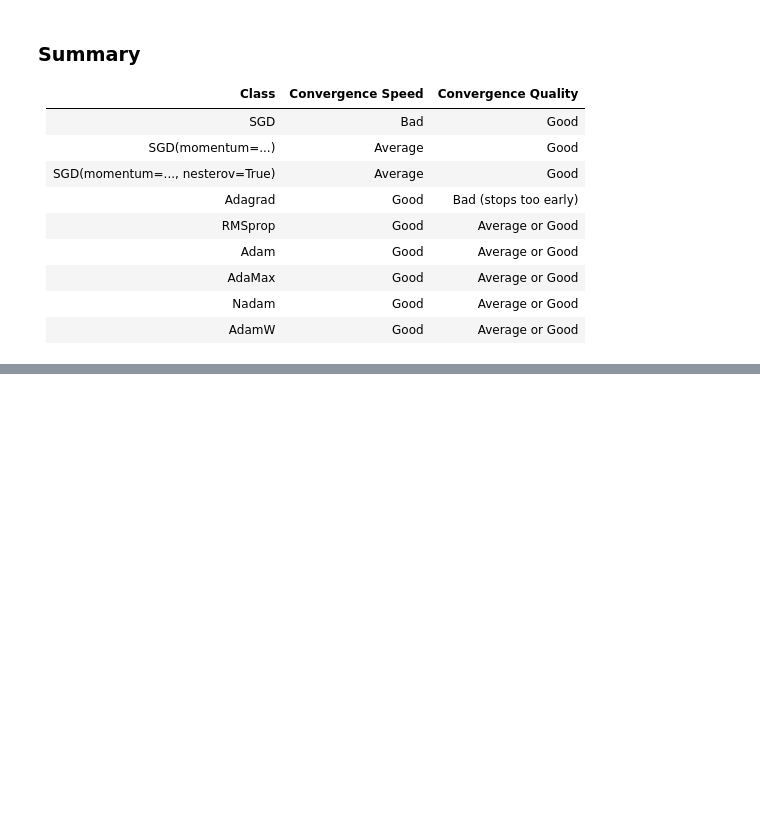
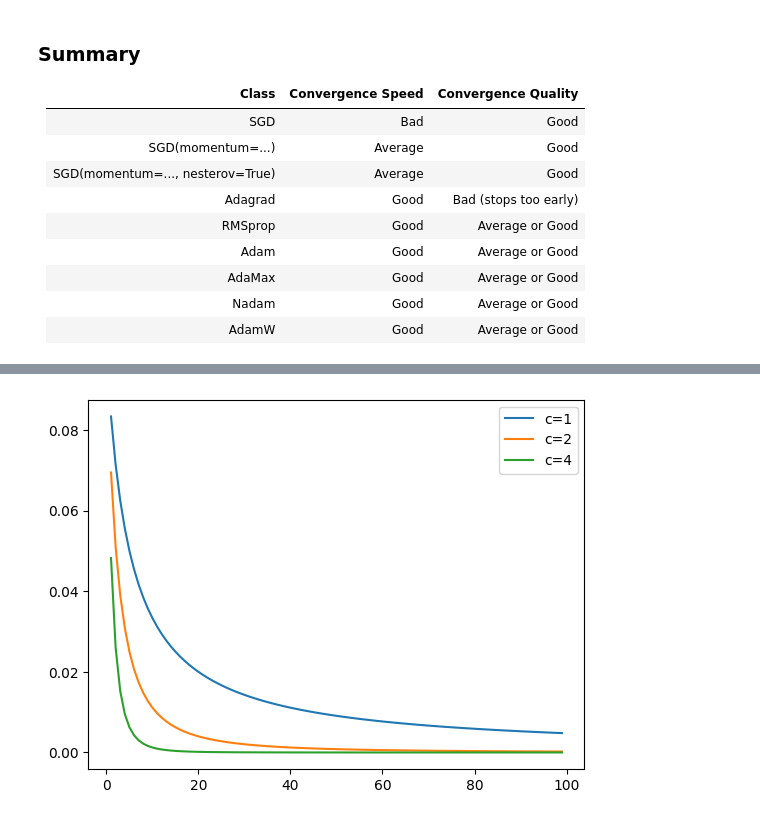
Before and after one commit to hAI-FA001/ML-homl---Learn, a Jupyter notebook: Part II - Neural Networks and Deep Learning/Ch-11.ipynb, the cells around one changed output, grey strips where cells are left out. Saved outputs shown, nothing was run; the diff lists cells and outputs as text; code cells hidden in the pictures; blank space fills up the shorter version.

```diff
--- a/Part II - Neural Networks and Deep Learning/Ch-11.ipynb
+++ b/Part II - Neural Networks and Deep Learning/Ch-11.ipynb
@@ -879,0 +900,17 @@ opt = tf.keras.optimizers.AdamW()
+# %%
+import numpy as np
+
+eta_0 = 1e-1
+s = 5
+t = np.arange(1, 100)
+eta_t_1 = eta_0 / (1 + t/s)**1
+eta_t_2 = eta_0 / (1 + t/s)**2
+eta_t_4 = eta_0 / (1 + t/s)**4
+
+plt.plot(t, eta_t_1, label='c=1')
+plt.plot(t, eta_t_2, label='c=2')
+plt.plot(t, eta_t_4, label='c=4')
+plt.legend()
+plt.show()
+# %% [output]
+[figure, added]
```
Also changed, not shown: parts of 27 cells of this notebook.
